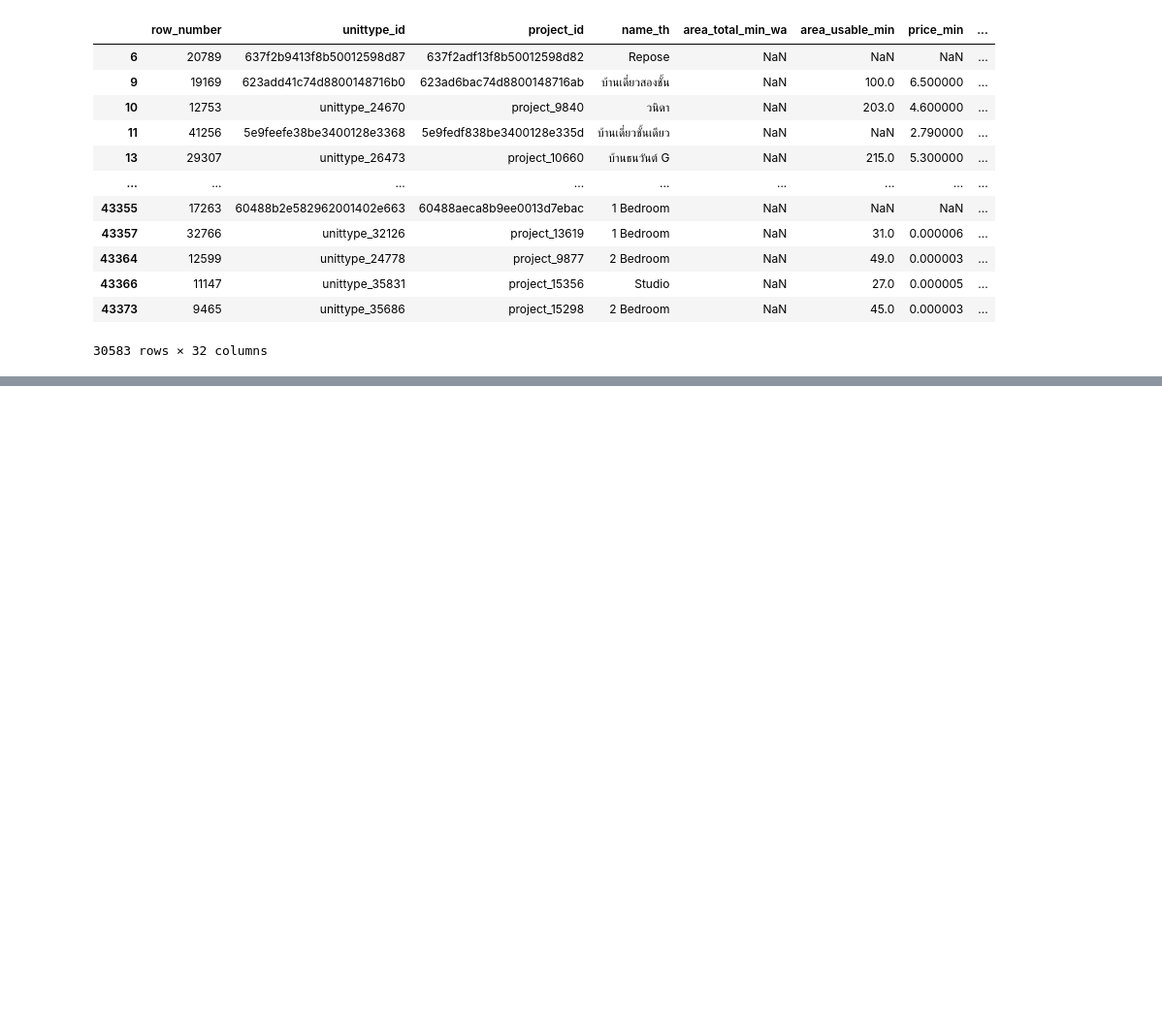
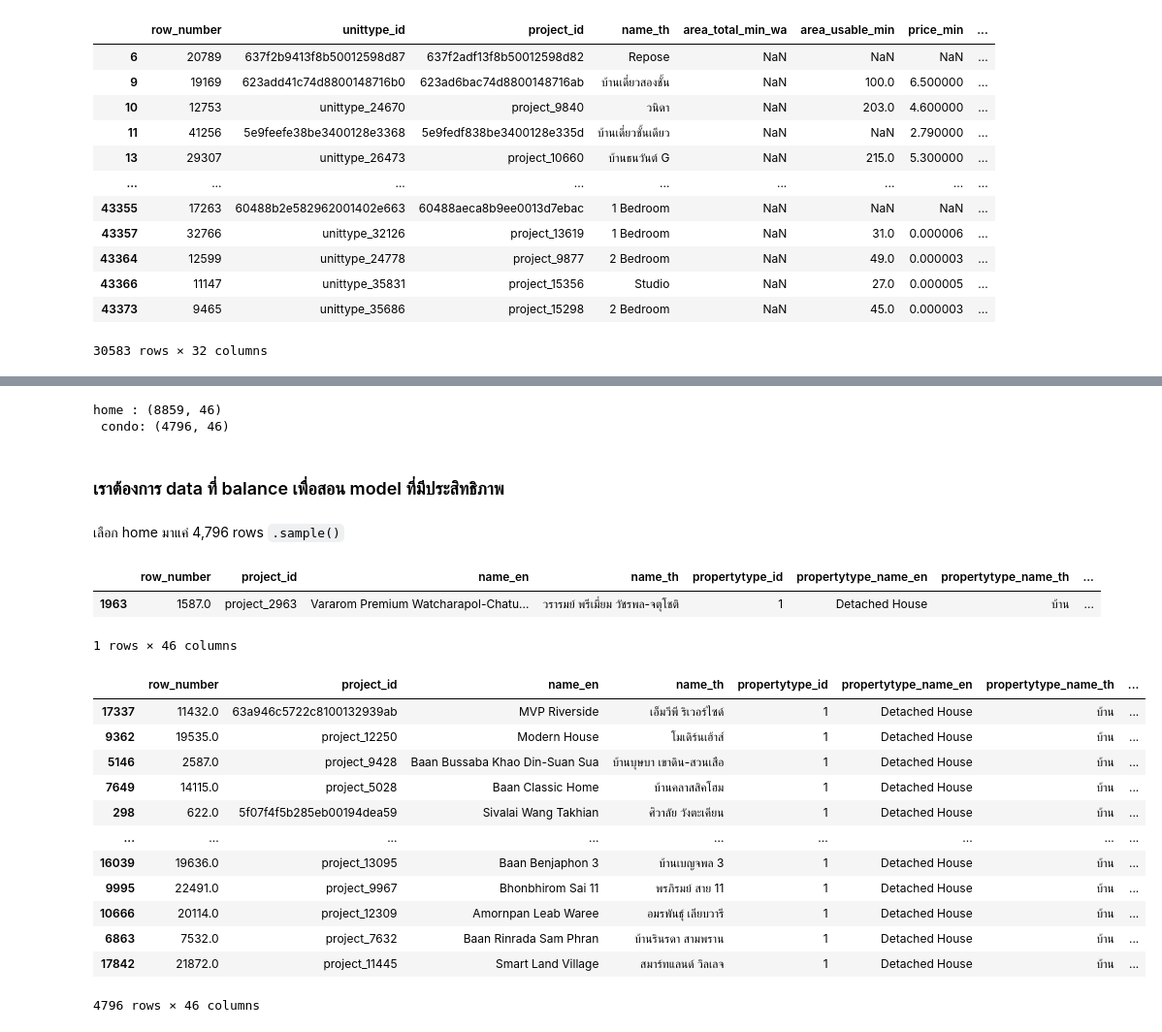
Before and after one commit to 2840bongkoch/BSC_DPDM2025, a Jupyter notebook: CH3_Data_preprocessing.ipynb, the cells around one changed output, grey strips where cells are left out. Shown at 97% size. Drawn from its saved outputs; the diff is of its cells as text; code cells hidden in the pictures; blank space fills up the shorter version.

````diff
--- a/CH3_Data_preprocessing.ipynb
+++ b/CH3_Data_preprocessing.ipynb
@@ -926,0 +948,2 @@ combined_data_with_source
+# %%
+home = project_df[project_df['propertytype_name_th'] == 'บ้าน']
@@ -926,0 +952,31 @@ combined_data_with_source
+# %%
+print(f'home : {home.shape}\n condo: {condo.shape}')
+# %% [output]
+home : (8859, 46)
+ condo: (4796, 46)
+# %% [markdown]
+### เราต้องการ data ที่ balance เพื่อสอน model ที่มีประสิทธิภาพ
+# %% [markdown]
+เลือก home มาแค่ 4,796 rows  ```.sample()```
+# %%
+home.sample()
+# %% [output]
+|  | row_number | project_id | name_en | name_th | propertytype_id | propertytype_name_en | propertytype_name_th | ... |
+| 1963 | 1587.0 | project_2963 | Vararom Premium Watcharapol-Chatu... | วรารมย์ พรีเมี่ยม วัชรพล-จตุโชติ | 1 | Detached House | บ้าน | ... |
+1 rows × 46 columns
+# %%
+home.sample(4796)
+# %% [output]
+|  | row_number | project_id | name_en | name_th | propertytype_id | propertytype_name_en | propertytype_name_th | ... |
+| 17337 | 11432.0 | 63a946c5722c8100132939ab | MVP Riverside | เอ็มวีพี ริเวอร์ไซด์ | 1 | Detached House | บ้าน | ... |
+| 9362 | 19535.0 | project_12250 | Modern House | โมเดิร์นเฮ้าส์ | 1 | Detached House | บ้าน | ... |
+| 5146 | 2587.0 | project_9428 | Baan Bussaba Khao Din-Suan Sua | บ้านบุษบา เขาดิน-สวนเสือ | 1 | Detached House | บ้าน | ... |
+| 7649 | 14115.0 | project_5028 | Baan Classic Home | บ้านคลาสสิคโฮม | 1 | Detached House | บ้าน | ... |
+| 298 | 622.0 | 5f07f4f5b285eb00194dea59 | Sivalai Wang Takhian | ศิวาลัย วังตะเคียน | 1 | Detached House | บ้าน | ... |
+| ... | ... | ... | ... | ... | ... | ... | ... | ... |
+| 16039 | 19636.0 | project_13095 | Baan Benjaphon 3 | บ้านเบญจพล 3 | 1 | Detached House | บ้าน | ... |
+| 9995 | 22491.0 | project_9967 | Bhonbhirom Sai 11 | พรภิรมย์ สาย 11 | 1 | Detached House | บ้าน | ... |
+| 10666 | 20114.0 | project_12309 | Amornpan Leab Waree | อมรพันธุ์ เลียบวารี | 1 | Detached House | บ้าน | ... |
+| 6863 | 7532.0 | project_7632 | Baan Rinrada Sam Phran | บ้านรินรดา สามพราน | 1 | Detached House | บ้าน | ... |
+| 17842 | 21872.0 | project_11445 | Smart Land Village | สมาร์ทแลนด์ วิลเลจ | 1 | Detached House | บ้าน | ... |
+4796 rows × 46 columns
````
Also changed, not shown: parts of 16 cells of this notebook.
